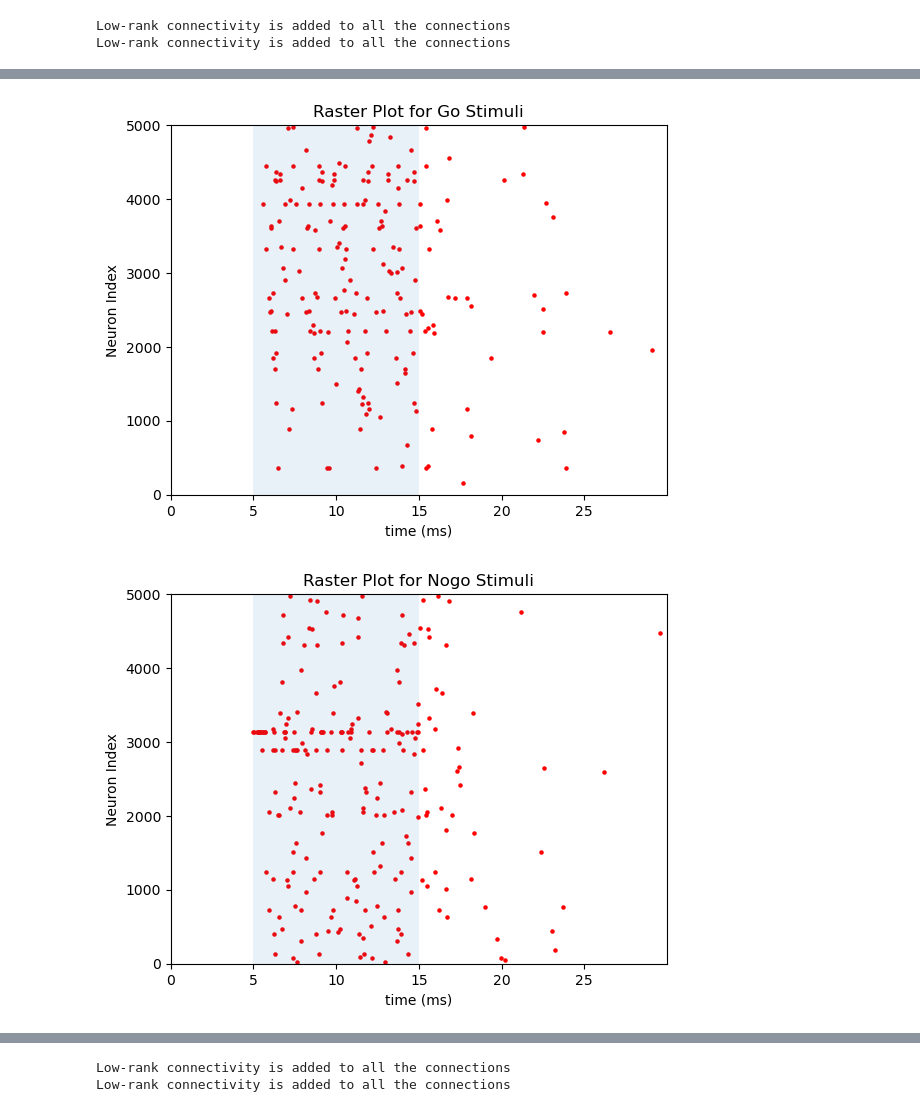
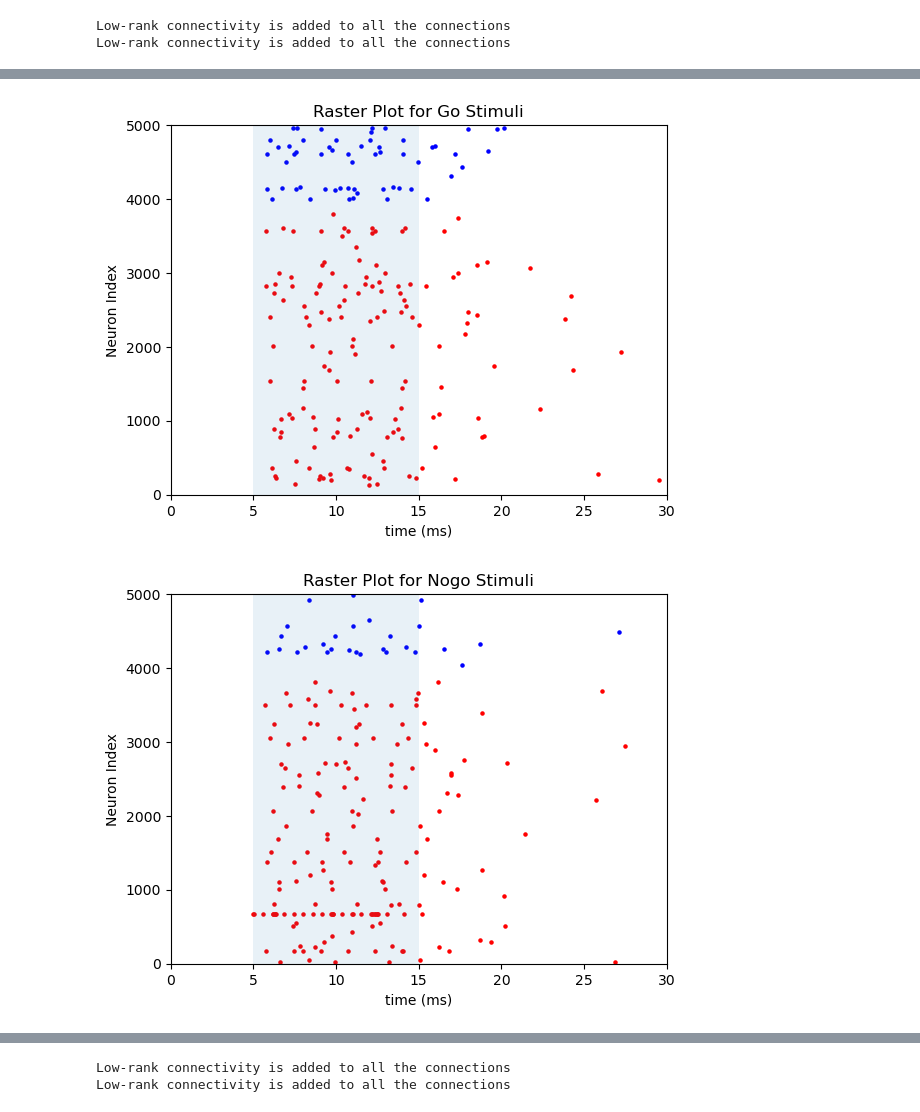
Before and after one commit to LiBinUtokyo/LowRank_ModifiedTheta_SNN, a Jupyter notebook: PYTHON/main_pytorch.ipynb, the cells around one changed output, grey strips where cells are left out. Saved outputs shown, nothing was run; the diff lists cells and outputs as text; code cells hidden in the pictures.

```diff
--- a/PYTHON/main_pytorch.ipynb
+++ b/PYTHON/main_pytorch.ipynb
@@ -165,6 +165,9 @@ class LowRankSNN(nn.Module):
 
         spk = torch.zeros_like(Input).to(Input.device)
 
+        spk_step = []
+        spk_ind = []
+
         for step, inputs in enumerate(Input.T): #for every time step
             if step == 0: continue
 
@@ -209,6 +212,13 @@ class LowRankSNN(nn.Module):
 
             # Store the firing time
             spk[:,step] = (phase[:,step] >= torch.pi).int()
+
+            # Store the indeces of firing neurons
+            ind_list = torch.nonzero(spk[:,step]).flatten().tolist()
+            spk_ind.extend(ind_list)
+            # Store the firing time
+            spk_step.extend([step for _ in range(len(ind_list))])
+
             phase[:,step][phase[:,step] >= torch.pi] -= 2*np.pi
 
 
@@ -218,4 +228,4 @@ class LowRankSNN(nn.Module):
             # print(type(torch.mm(g.T,self.W_out)),type((self.N_E+self.N_I)))
             Out = torch.mm(g.T,self.W_out)/(self.N_E+self.N_I) #Size of g:(N,time), Size of W_out: (N,1)
         V = self.theta2V(phase)
-        return Out, V, g, spk
+        return Out, V, g, spk_step, spk_ind
@@ -269,24 +288,19 @@ def Draw_Conductance(ax,data,color_data,label_data,dt,input_data,ylim=None):
     ax.legend(loc = 1, prop={'size':10})
 
 
-def Draw_RasterPlot(ax,data,title_name,dt,input_data,N_E,N_I):
-    tt = np.array(range(len(data[0])))*dt
-    #Exc
-    for row in range(data.shape[0]-N_I):
-        spike_times = np.where(data[row]==1)[0]
-        # ax.scatter(spike_times*dt, np.ones_like(spike_times) * row, marker='|',color = 'red')
-        ax.scatter(spike_times*dt, np.ones_like(spike_times) * row, color = 'red',s=5)
+def Draw_RasterPlot(ax, spk_step, spk_ind, title_name, dt, input_data, N_E, N_I):
 
-    #Inh
-    for row in range(N_E,data.shape[0]):
-        spike_times = np.where(data[row]==1)[0]
-        # ax.scatter(spike_times*dt, np.ones_like(spike_times) * row, marker='|',color = 'blue')
-        ax.scatter(spike_times*dt, np.ones_like(spike_times) * row, color = 'blue',s=5)
-
+    # ax.scatter(spk_step, spk_ind, color = 'red',s=5)
+    # change the color of the Inhibitory neurons
+    for i in range(len(spk_step)):
+        if spk_ind[i] >= N_E:
+            ax.scatter(spk_step[i]*dt, spk_ind[i], color = 'blue',s=5)
+        else:
+            ax.scatter(spk_step[i]*dt, spk_ind[i], color = 'red',s=5)
     ax.set_xlabel('time (ms)')
     ax.set_ylabel('Neuron Index')
 
-    ax.set_xlim([0, tt[-1]])
+    ax.set_xlim([0, len(input_data[0])*dt])
     ax.set_ylim([-1, N_E+N_I])
 
     non_zero_columns = np.any(input_data!=0, axis=0)
@@ -483,8 +493,10 @@ Input_go = Input_go.to(device)
 Input_nogo = Input_nogo.to(device)
 
 # Start Simulation
-Out_go, V_go, g_go, spk_go = LRSNN(dt,Input_go)
-Out_nogo, V_nogo, g_nogo, spk_nogo = LRSNN(dt,Input_nogo)
+# Out_go, V_go, g_go, spk_go = LRSNN(dt,Input_go)
+# Out_nogo, V_nogo, g_nogo, spk_nogo = LRSNN(dt,Input_nogo)
+Out_go, V_go, g_go, spk_step_go, spk_ind_go = LRSNN(dt,Input_go)
+Out_nogo, V_nogo, g_nogo, spk_step_nogo, spk_ind_nogo = LRSNN(dt,Input_nogo)
 # %% [output]
 Low-rank connectivity is added to all the connections
 Low-rank connectivity is added to all the connections
@@ -540,12 +552,12 @@ Draw_Conductance(ax,g_nogo,color_Nogo,"Average Conductance_{Nogo}",dt,Input_nogo
 # %%
 # Raster Plot
 fig, ax = plt.subplots()
-Draw_RasterPlot(ax,spk_go,'Raster Plot for Go Stimuli',dt,Input_go,LRSNN.N_E.cpu(),LRSNN.N_I.cpu())
+Draw_RasterPlot(ax,spk_step_go, spk_ind_go,'Raster Plot for Go Stimuli',dt,Input_go,LRSNN.N_E.cpu(),LRSNN.N_I.cpu())
 fig, ax = plt.subplots()
-Draw_RasterPlot(ax,spk_nogo,'Raster Plot for Nogo Stimuli',dt,Input_nogo,LRSNN.N_E.cpu(),LRSNN.N_I.cpu())
+Draw_RasterPlot(ax,spk_step_nogo,spk_ind_nogo,'Raster Plot for Nogo Stimuli',dt,Input_nogo,LRSNN.N_E.cpu(),LRSNN.N_I.cpu())
 # %% [output]
-[figure, old version]
+[figure, new version]
-[figure, old version]
+[figure, new version]
 # %%
 # Monitor the Projection on m-I plane
 fig, ax = plt.subplots()
```
Also changed, not shown: parts of 8 cells of this notebook.
